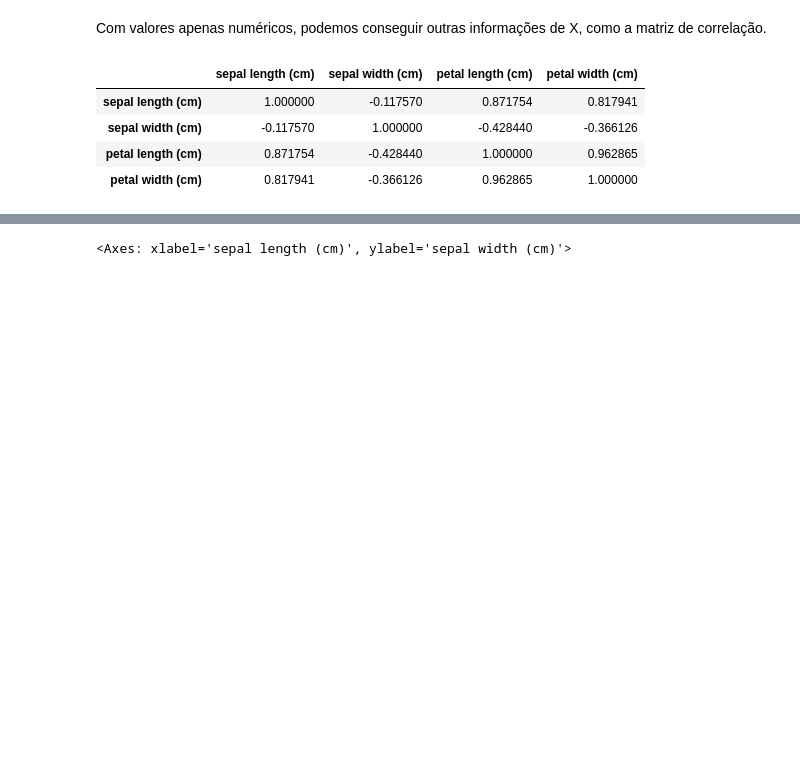
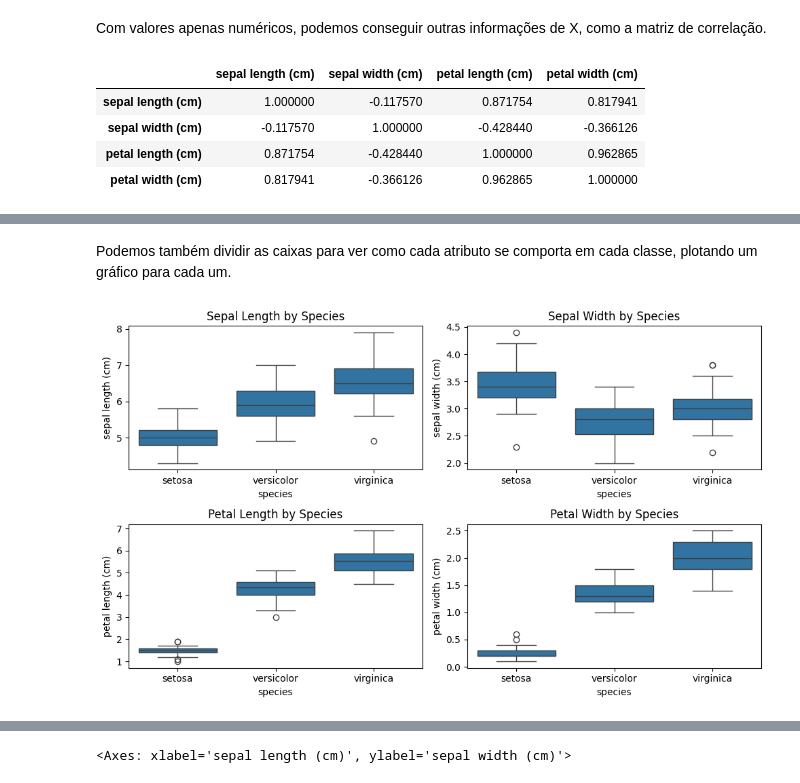
Before and after one commit to henriquemargotte/Aprendizado-de-Maquina-2025-2, a Jupyter notebook: Lab1/lab1.ipynb, the cells around one changed output, grey strips where cells are left out. Cells and saved outputs as stored; diff of their text form; code cells hidden in the pictures; blank space fills up the shorter version.

```diff
--- a/Lab1/lab1.ipynb
+++ b/Lab1/lab1.ipynb
@@ -342,0 +340,21 @@ Com o uso da biblioteca Pandas, já conseguimos entender, manipular e explorar o
+# %% [markdown]
+Podemos também dividir as caixas para ver como cada atributo se comporta em cada classe, plotando um gráfico para cada um.
+# %%
+fig, axes = plt.subplots(2, 2, figsize=(10, 6))
+
+sns.boxplot(x='species', y='sepal length (cm)', data=iris_df, ax=axes[0, 0])
+axes[0, 0].set_title('Sepal Length by Species')
+
+sns.boxplot(x='species', y='sepal width (cm)', data=iris_df, ax=axes[0, 1])
+axes[0, 1].set_title('Sepal Width by Species')
+
+sns.boxplot(x='species', y='petal length (cm)', data=iris_df, ax=axes[1, 0])
+axes[1, 0].set_title('Petal Length by Species')
+
+sns.boxplot(x='species', y='petal width (cm)', data=iris_df, ax=axes[1, 1])
+axes[1, 1].set_title('Petal Width by Species')
+
+plt.tight_layout()
+plt.show()
+# %% [output]
+[figure, added]
```
Also changed, not shown: parts of 23 cells of this notebook.
